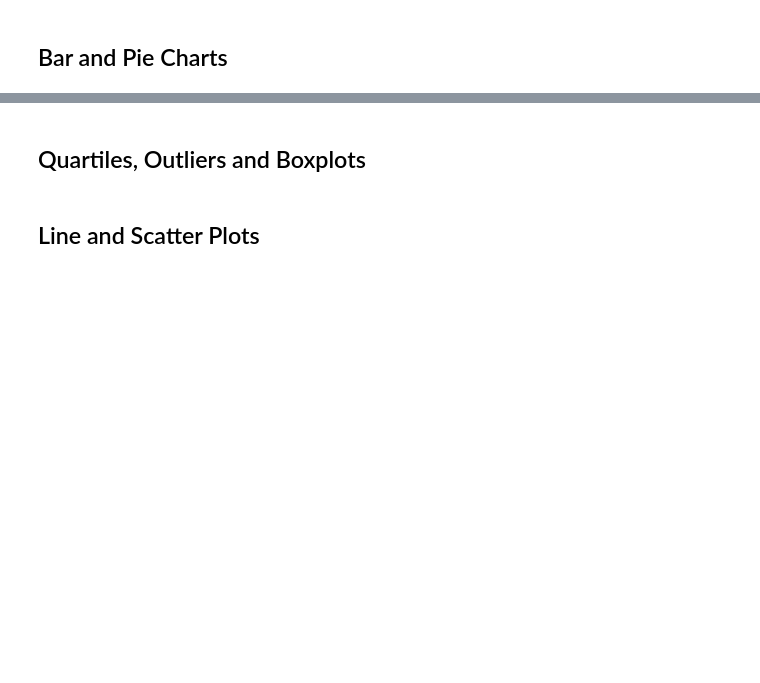
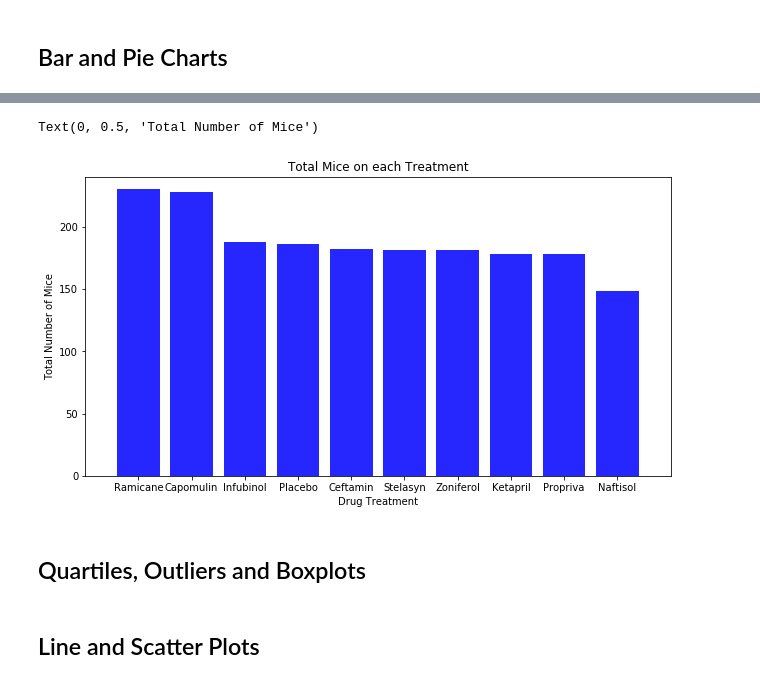
Before and after one commit to minerva-b/Matplotlib-Challenge, a Jupyter notebook: Pymaceuticals_Code.ipynb, the cells around one changed output, grey strips where cells are left out. Cells and saved outputs as stored; diff of their text form; code cells hidden in the pictures; blank space fills up the shorter version.

Commit message:
Added 1st Bar Plot

```diff
--- a/Pymaceuticals_Code.ipynb
+++ b/Pymaceuticals_Code.ipynb
@@ -143,0 +154,3 @@ summary_stats2
+# %%
+for_y = clean_df['Drug Regimen'].value_counts()
+for_y
@@ -144,3 +169,15 @@ summary_stats2
+# %%
+fig = plt.figure(figsize=(10.5, 5.5))
+ax = fig.add_subplot(111)
+plt.bar(for_x, for_y, color='b', alpha=0.85, align="center")
+plt.xlim(-1, len(for_x)+0.01)
+plt.ylim(0, max(for_y)+10)
+plt.title("Total Mice on each Treatment")
+plt.xlabel("Drug Treatment")
+plt.ylabel("Total Number of Mice")
+# %% [output]
+Text(0, 0.5, 'Total Number of Mice')
+[figure, added]
 # %%
 # Generate a bar plot showing the total number of mice for each treatment throughout the course of the study using pyplot.
 # %%
```
Also changed, not shown: parts of 5 cells of this notebook.
